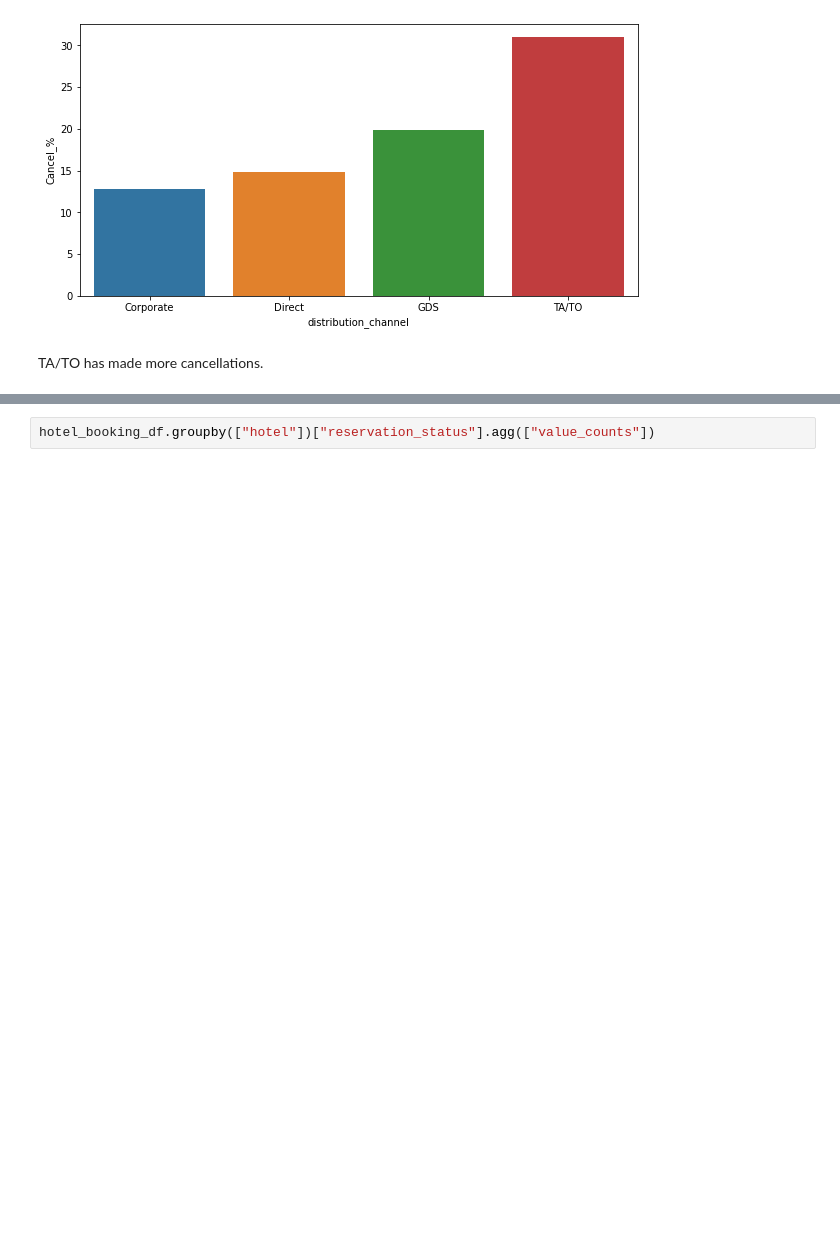
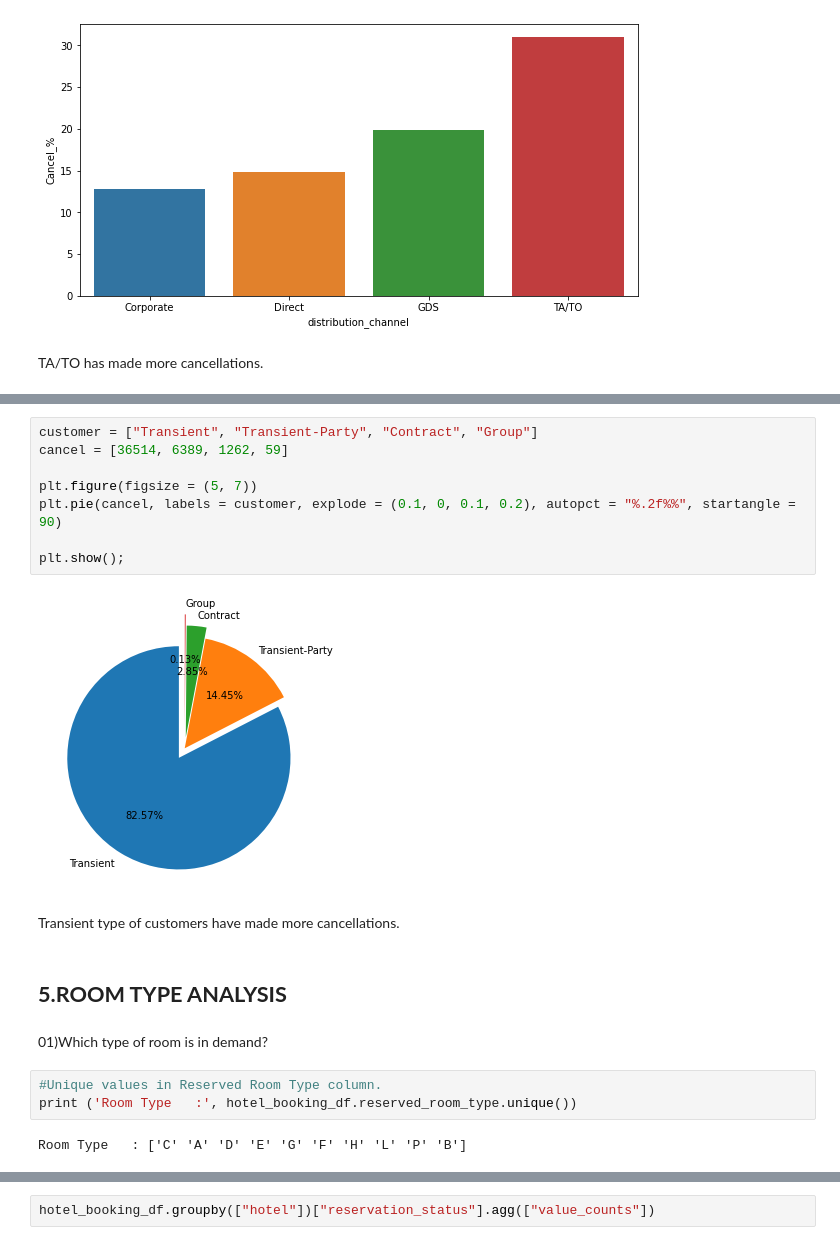
Before and after one commit to Sindhu846/eda-capestone-project, a Jupyter notebook: Hotel_Booking_Analysis_Capstone_Project.ipynb, the cells around one changed output, grey strips where cells are left out. Cells and saved outputs as stored; diff of their text form; blank space fills up the shorter version.

```diff
--- a/Hotel_Booking_Analysis_Capstone_Project.ipynb
+++ b/Hotel_Booking_Analysis_Capstone_Project.ipynb
@@ -411,0 +450,21 @@ TA/TO has made more cancellations.
+# %%
+customer = ["Transient", "Transient-Party", "Contract", "Group"]
+cancel = [36514, 6389, 1262, 59]
+
+plt.figure(figsize = (5, 7))
+plt.pie(cancel, labels = customer, explode = (0.1, 0, 0.1, 0.2), autopct = "%.2f%%", startangle = 90)
+
+plt.show();
+# %% [output]
+[figure, added]
+# %% [markdown]
+Transient type of customers have made more cancellations.
+# %% [markdown]
+## **5.ROOM TYPE ANALYSIS**
+# %% [markdown]
+01)Which type of room is in demand?
+# %%
+#Unique values in Reserved Room Type column.
+print ('Room Type   :', hotel_booking_df.reserved_room_type.unique())
+# %% [output]
+Room Type   : ['C' 'A' 'D' 'E' 'G' 'F' 'H' 'L' 'P' 'B']
```
Also changed, not shown: parts of 44 cells of this notebook.
